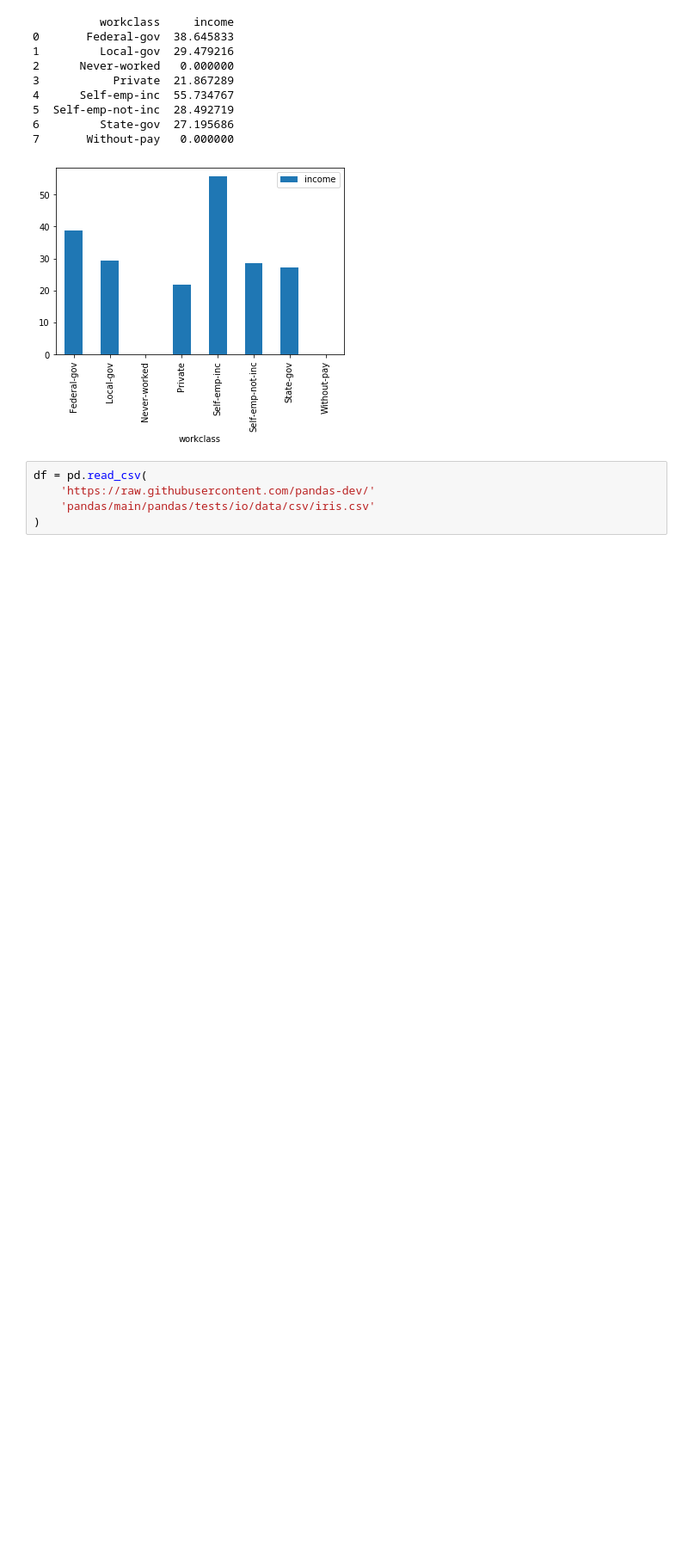
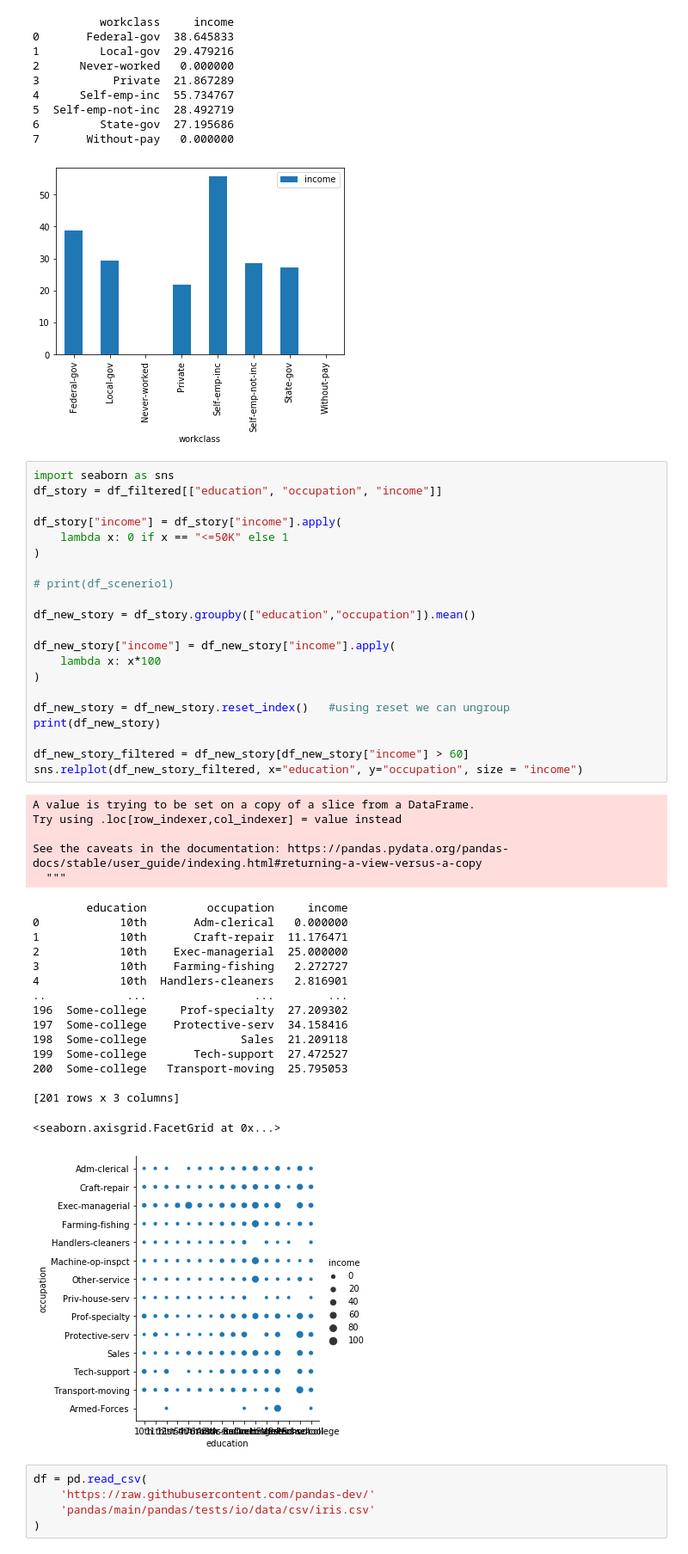
Before and after one commit to ShithiAhmed/census-income-data-visualization, a Jupyter notebook: project.ipynb, the cells around one changed output. Shown: that part at 86% size. Cells and saved outputs as stored; diff of their text form; blank space fills up the shorter version.

```diff
--- a/project.ipynb
+++ b/project.ipynb
@@ -112,6 +112,49 @@ See the caveats in the documentation: https://pandas.pydata.org/pandas-docs/stab
 6         State-gov  27.195686
 7       Without-pay   0.000000
 [figure]
+# %%
+import seaborn as sns
+df_story = df_filtered[["education", "occupation", "income"]]
+
+df_story["income"] = df_story["income"].apply(
+    lambda x: 0 if x == "<=50K" else 1
+)
+
+# print(df_scenerio1)
+
+df_new_story = df_story.groupby(["education","occupation"]).mean()
+
+df_new_story["income"] = df_new_story["income"].apply(
+    lambda x: x*100
+)
+
+df_new_story = df_new_story.reset_index()   #using reset we can ungroup
+print(df_new_story)
+
+df_new_story_filtered = df_new_story[df_new_story["income"] > 60]
+sns.relplot(df_new_story_filtered, x="education", y="occupation", size = "income")
+# %% [output]
+A value is trying to be set on a copy of a slice from a DataFrame.
+Try using .loc[row_indexer,col_indexer] = value instead
+
+See the caveats in the documentation: https://pandas.pydata.org/pandas-docs/stable/user_guide/indexing.html#returning-a-view-versus-a-copy
+  """
+        education         occupation     income
+0            10th       Adm-clerical   0.000000
+1            10th       Craft-repair  11.176471
+2            10th    Exec-managerial  25.000000
+3            10th    Farming-fishing   2.272727
+4            10th  Handlers-cleaners   2.816901
+..            ...                ...        ...
+196  Some-college     Prof-specialty  27.209302
+197  Some-college    Protective-serv  34.158416
+198  Some-college              Sales  21.209118
+199  Some-college       Tech-support  27.472527
+200  Some-college   Transport-moving  25.795053
+
+[201 rows x 3 columns]
+<seaborn.axisgrid.FacetGrid at 0x...>
+[figure, added]
 # %%
 df = pd.read_csv(
     'https://raw.githubusercontent.com/pandas-dev/'
```
Also changed, not shown: parts of 1 cell of this notebook, 2 other files.
